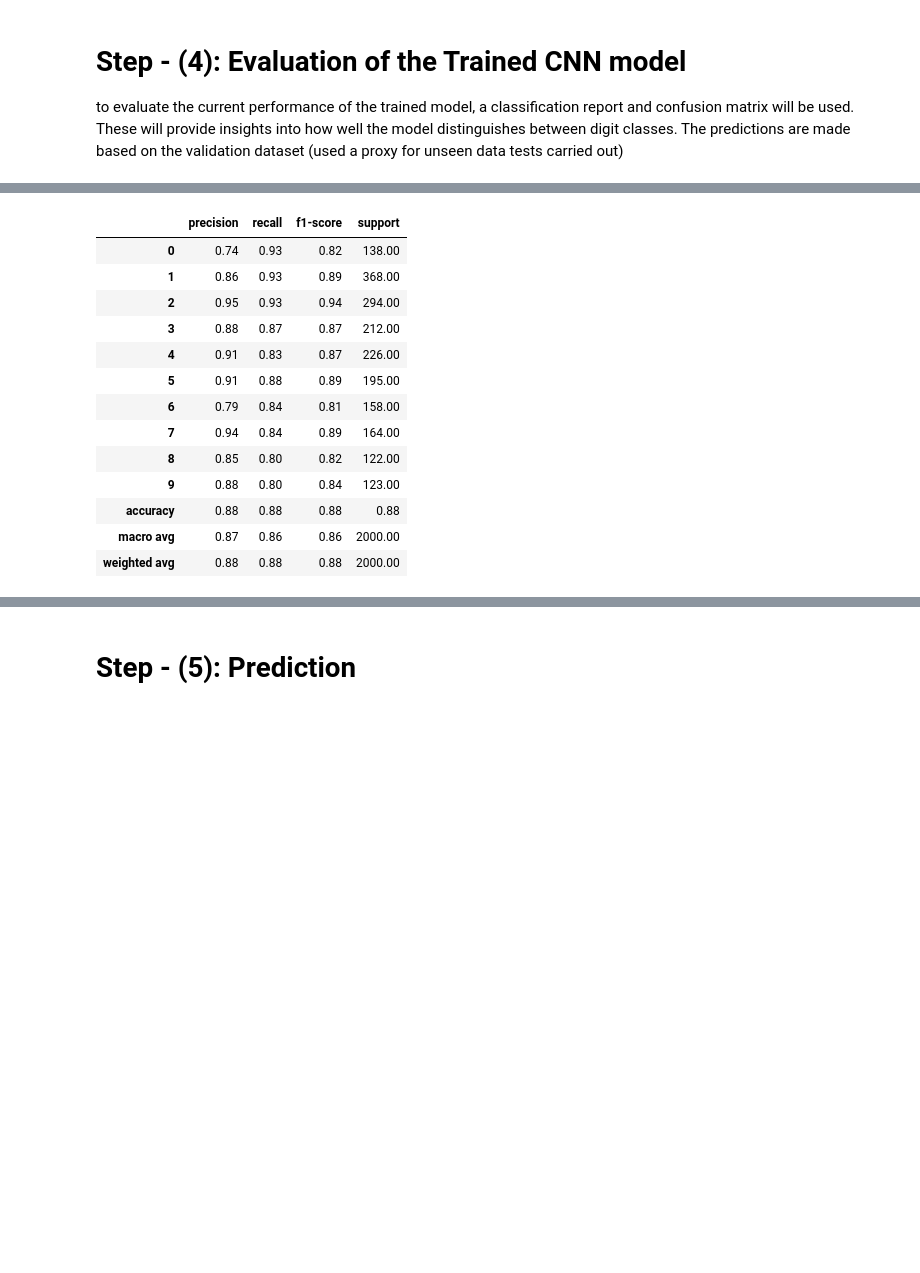
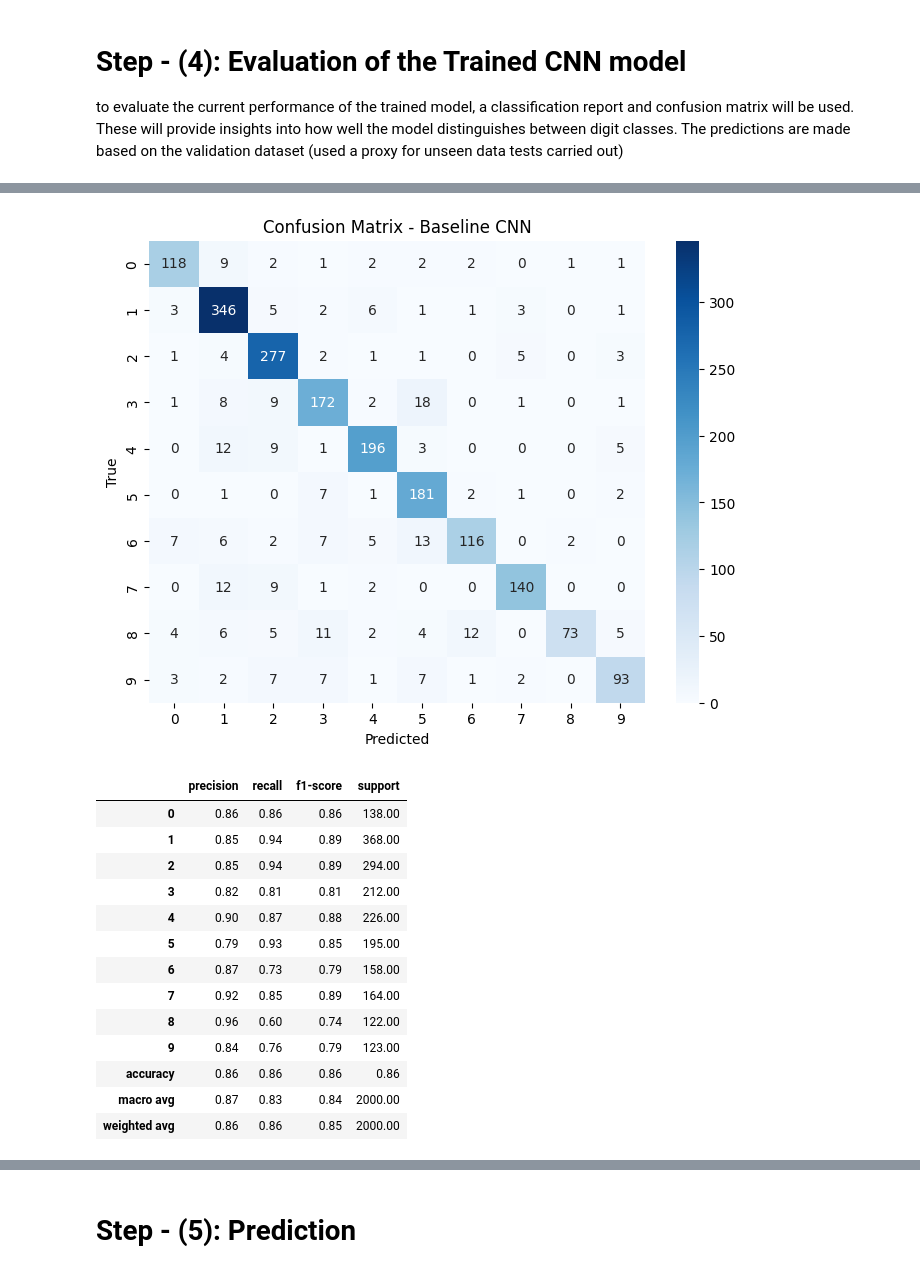
Before and after one commit to MikeShier/BIG-DATA-CW2, a Jupyter notebook: CW2.ipynb, the cells around one changed output, grey strips where cells are left out. Drawn from its saved outputs; the diff is of its cells as text; code cells hidden in the pictures; blank space fills up the shorter version.

```diff
--- a/CW2.ipynb
+++ b/CW2.ipynb
@@ -196,0 +235,7 @@ y_val_cat = to_categorical(y_val_split)
+# %%
+history_base = model_base.fit(
+    X_train_split, y_train_cat,
+    validation_data = (X_val_split, y_val_cat),
+    epochs = 10,
+    batch_size = 64
+)
@@ -301,10 +371,28 @@ y_val_pred = np.argmax(model_opt.predict(X_val_split), axis = 1)
 # %%
-from sklearn.metrics import classification_report
+from sklearn.metrics import confusion_matrix, classification_report
 import pandas as pd
+import seaborn as sns
+import matplotlib.pyplot as plt
+import numpy as np
 
-report_dict = classification_report(y_val_true, y_val_pred, output_dict = True)
+# Predicting and converting from one hot to label
+y_val_true = np.argmax(y_val_cat, axis = 1)
+y_val_pred_base = np.argmax(model_base.predict(X_val_split), axis = 1)
 
-report_df = pd.DataFrame(report_dict).transpose().round(2)
 
-report_df
+# Confusion Matrix
+cm_base = confusion_matrix(y_val_true, y_val_pred_base)
+
+plt.figure(figsize = (8, 6))
+sns.heatmap(cm_base, annot = True, fmt = 'd', cmap = 'Blues', xticklabels= range(10), yticklabels= range(10))
+plt.xlabel('Predicted')
+plt.ylabel('True')
+plt.title('Confusion Matrix - Baseline CNN')
+plt.show()
+
+# Classifcation report
+
+report_base = classification_report(y_val_true, y_val_pred_base, output_dict = True)
+report_df_base = pd.DataFrame(report_base).transpose().round(2)
+report_df_base
 # %% [output]
@@ -311,15 +400,16 @@ report_df
+[figure, added]
 |  | precision | recall | f1-score | support |
-| 0 | 0.74 | 0.93 | 0.82 | 138.00 |
-| 1 | 0.86 | 0.93 | 0.89 | 368.00 |
-| 2 | 0.95 | 0.93 | 0.94 | 294.00 |
-| 3 | 0.88 | 0.87 | 0.87 | 212.00 |
-| 4 | 0.91 | 0.83 | 0.87 | 226.00 |
-| 5 | 0.91 | 0.88 | 0.89 | 195.00 |
-| 6 | 0.79 | 0.84 | 0.81 | 158.00 |
-| 7 | 0.94 | 0.84 | 0.89 | 164.00 |
-| 8 | 0.85 | 0.80 | 0.82 | 122.00 |
-| 9 | 0.88 | 0.80 | 0.84 | 123.00 |
-| accuracy | 0.88 | 0.88 | 0.88 | 0.88 |
-| macro avg | 0.87 | 0.86 | 0.86 | 2000.00 |
-| weighted avg | 0.88 | 0.88 | 0.88 | 2000.00 |
+| 0 | 0.86 | 0.86 | 0.86 | 138.00 |
+| 1 | 0.85 | 0.94 | 0.89 | 368.00 |
+| 2 | 0.85 | 0.94 | 0.89 | 294.00 |
+| 3 | 0.82 | 0.81 | 0.81 | 212.00 |
+| 4 | 0.90 | 0.87 | 0.88 | 226.00 |
+| 5 | 0.79 | 0.93 | 0.85 | 195.00 |
+| 6 | 0.87 | 0.73 | 0.79 | 158.00 |
+| 7 | 0.92 | 0.85 | 0.89 | 164.00 |
+| 8 | 0.96 | 0.60 | 0.74 | 122.00 |
+| 9 | 0.84 | 0.76 | 0.79 | 123.00 |
+| accuracy | 0.86 | 0.86 | 0.86 | 0.86 |
+| macro avg | 0.87 | 0.83 | 0.84 | 2000.00 |
+| weighted avg | 0.86 | 0.86 | 0.85 | 2000.00 |
 # %%
```
Also changed, not shown: parts of 14 cells of this notebook, 2 other files.
